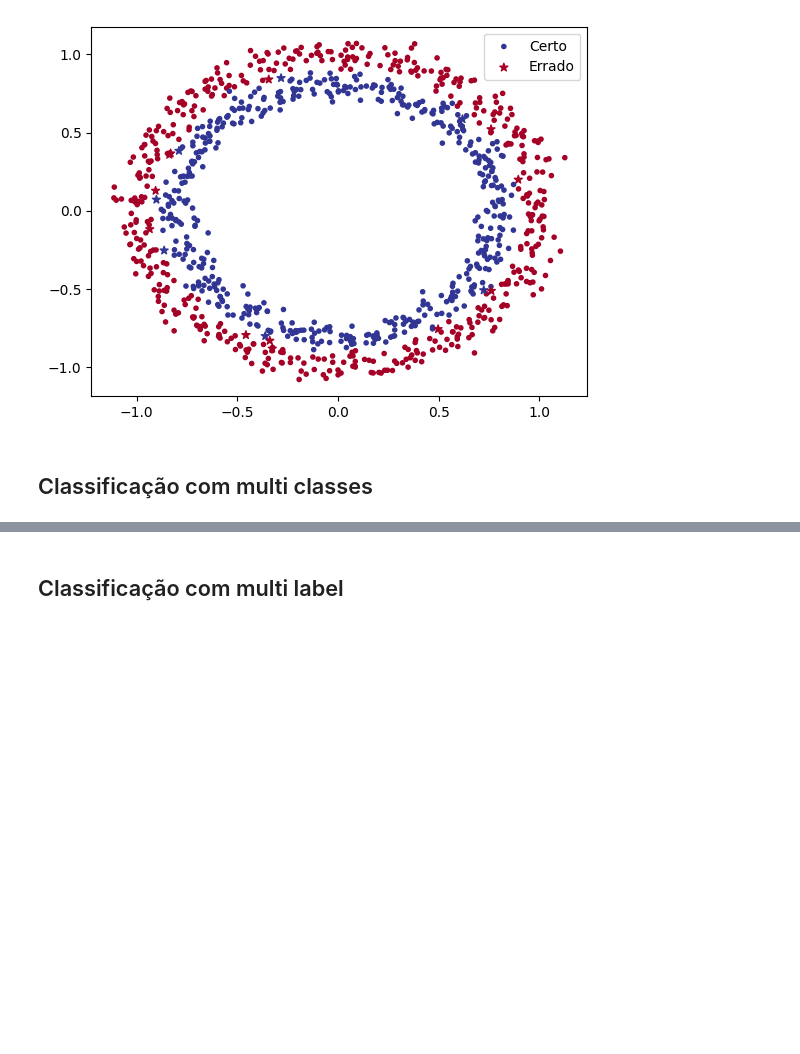
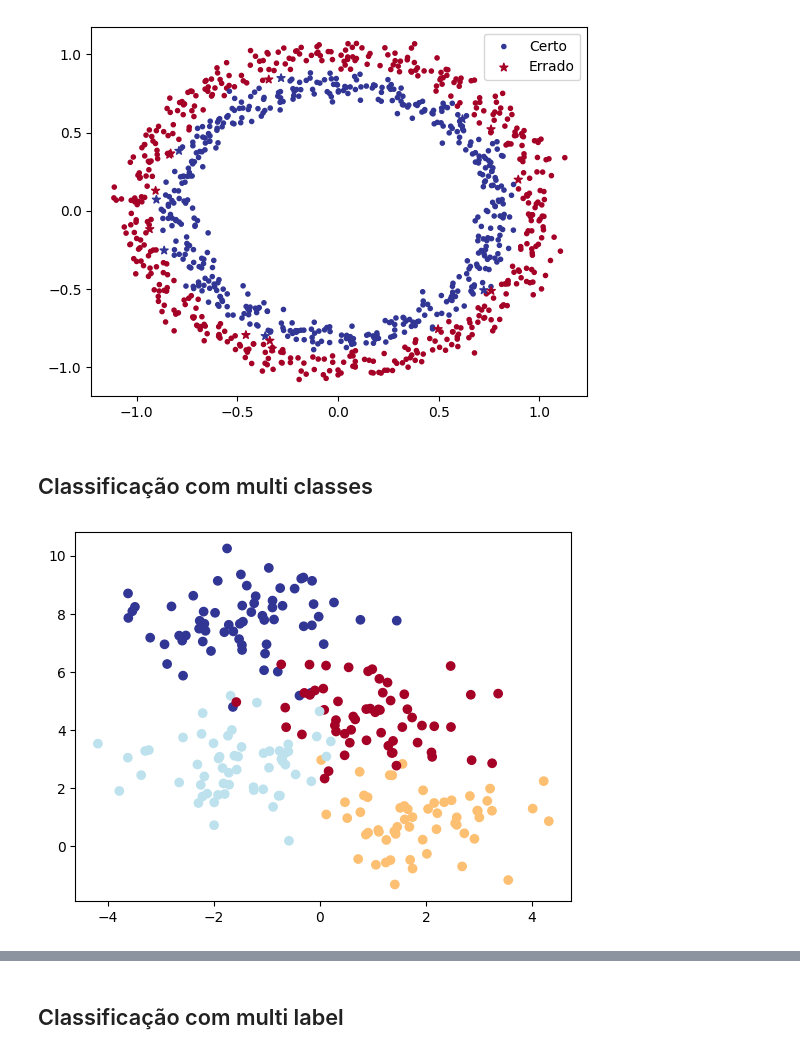
Before and after one commit to GubioGL/Aprendendo_pytorch, a Jupyter notebook: pytorch_learning_02.ipynb, the cells around one changed output, grey strips where cells are left out. Saved outputs shown, nothing was run; the diff lists cells and outputs as text; code cells hidden in the pictures; blank space fills up the shorter version.

```diff
--- a/pytorch_learning_02.ipynb
+++ b/pytorch_learning_02.ipynb
@@ -292,3 +292,26 @@ plt.legend()
 [figure]
 # %% [markdown]
 ## Classificação com multi classes
+# %%
+from sklearn.datasets import make_blobs
+import matplotlib.pyplot as plt
+from sklearn.model_selection import train_test_split
+# Vamos criar 1000 amostras
+n_amostra = 300
+
+# Criando os dados
+X,Y = make_blobs(n_amostra
+                 ,centers = 4 # mudar aqui 4 Label
+                 ,cluster_std = 1
+                 , random_state = 0)
+
+# SSparar os dados de treino e test
+
+x_train, x_test, y_train, y_test = train_test_split(X,Y,
+                                                    test_size=0.2, # 20% test, 80% train
+                                                    random_state=0) # make the random split reproducible
+
+# Visualizando os dados
+plt.scatter(x_train[:, 0],x_train[:, 1],c=y_train,cmap=plt.cm.RdYlBu);
+# %% [output]
+[figure, added]
```
Also changed, not shown: parts of 7 cells of this notebook.
